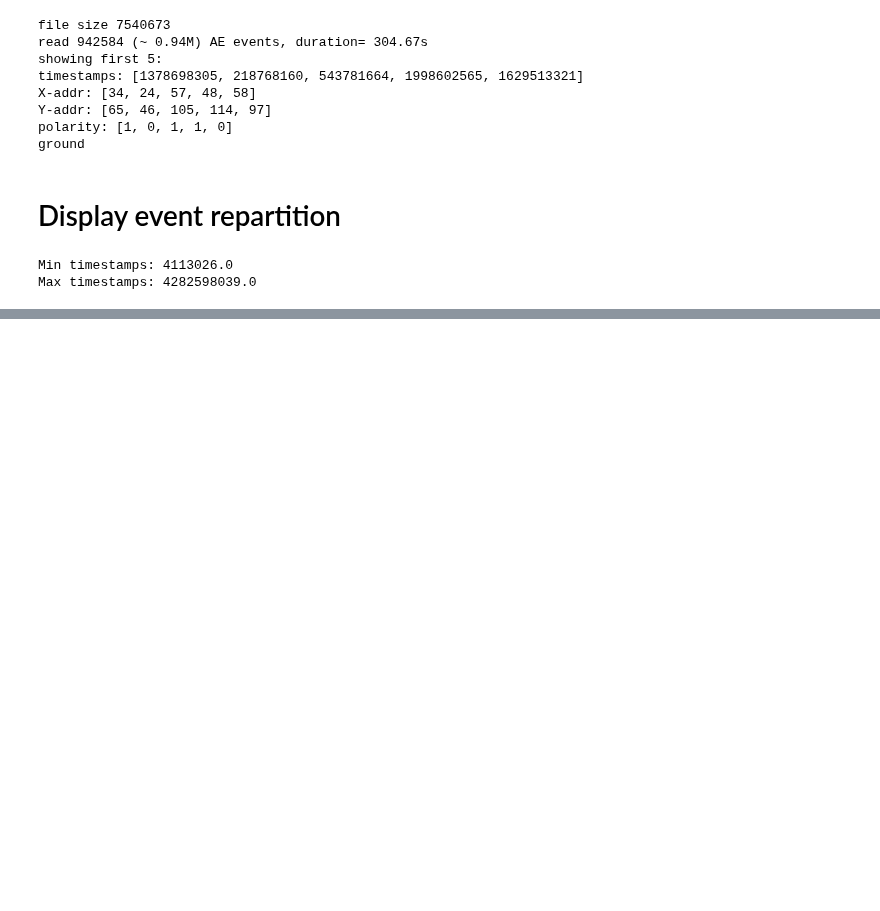
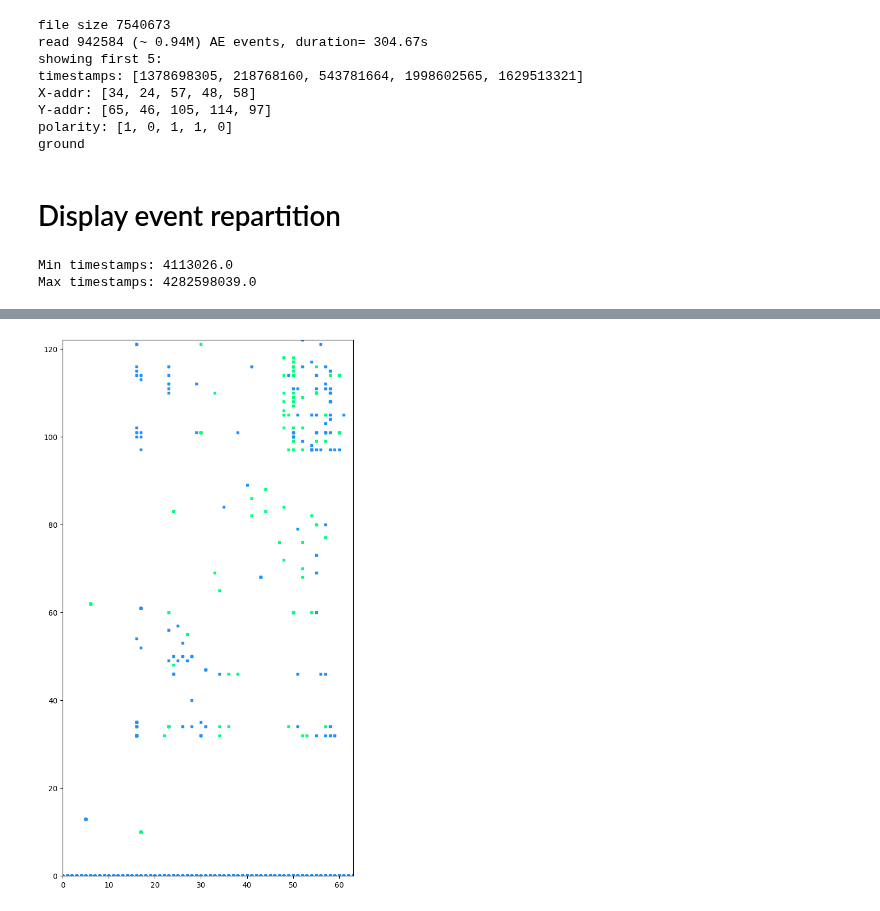
Before and after one commit to AntoineGrimaldi/aprovhots, a Jupyter notebook: dev/2022-10-14_check_data.ipynb, the cells around one changed output, grey strips where cells are left out. Drawn from its saved outputs; the diff is of its cells as text; code cells hidden in the pictures; blank space fills up the shorter version.

```diff
--- a/dev/2022-10-14_check_data.ipynb
+++ b/dev/2022-10-14_check_data.ipynb
@@ -93,0 +138,18 @@ print(r'Empty bins for bin={frame_bin}:', nb_events_per_bin.count(0))
+# %%
+# timewindow = bin_frame
+W = np.max(ev[:,ordering.index('x')])
+H = np.max(ev[:,ordering.index('y')])
+
+positive_ev = ev[ ev[:,ordering.index('p')] > 0 ]
+negative_ev = ev[ ev[:,ordering.index('p')] < 1 ]
+# %%
+fig_events = plt.figure(figsize=(7,int(H*7/W)))
+ax = plt.axes(xlim=(0, W), ylim=(0,H))
+s = fig_events.get_size_inches()[0]  * fig_events.dpi / W
+
+# positive_ev = positive_ev[positive_ev[:,ordering.index('t')] < timewindow]
+# negative_ev = negative_ev[negative_ev[:,ordering.index('t')] < timewindow]
+scatter_pos_events = plt.scatter(positive_ev[:,ordering.index('x')], positive_ev[:,ordering.index('y')], marker="s", color="springgreen", label="Positive events", s=s)
+scatter_neg_events = plt.scatter(negative_ev[:,ordering.index('x')], negative_ev[:,ordering.index('y')], marker="s", color="dodgerblue", label="Negative events", s=s)
+# %% [output]
+[figure, added]
```
Also changed, not shown: parts of 14 cells of this notebook.
